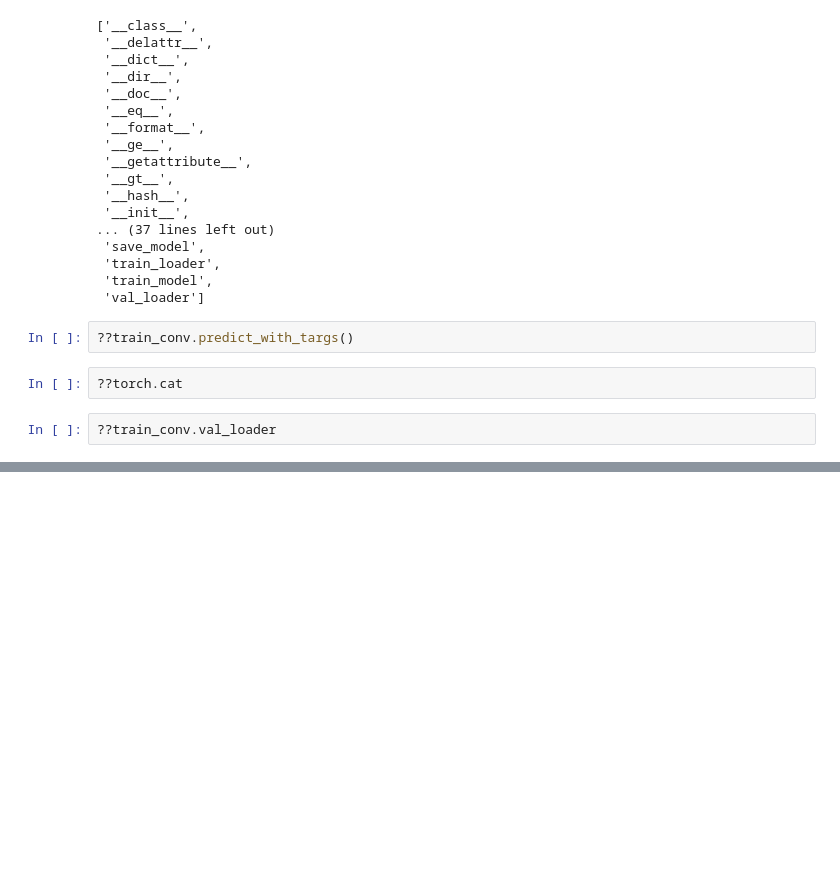
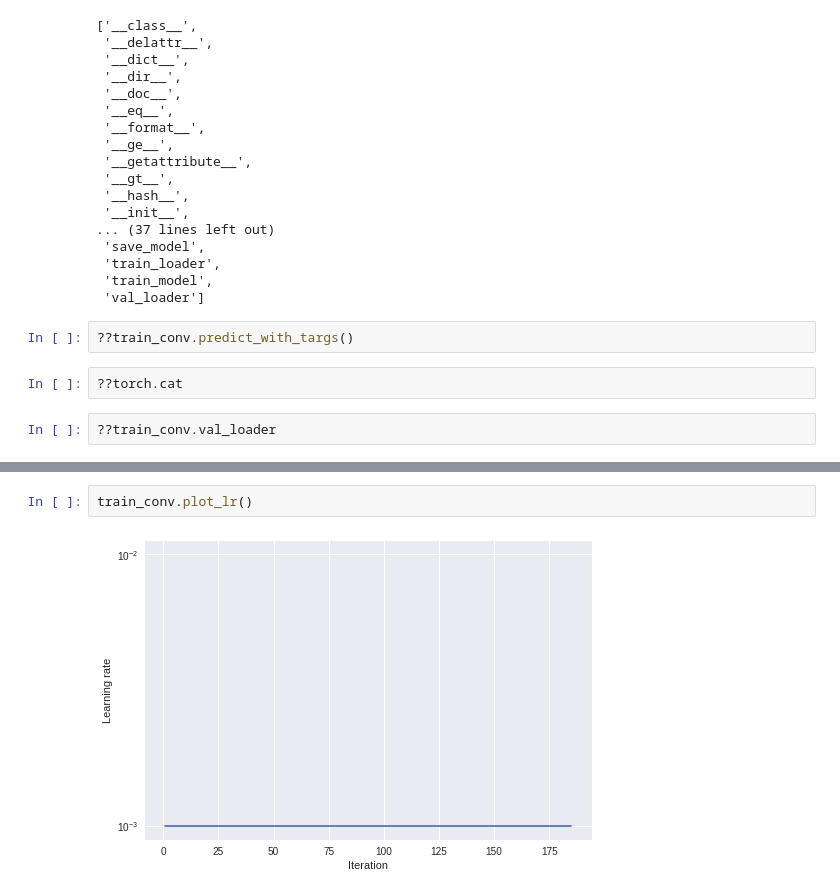
Before and after one commit to amilacsw/fastai-course-amila, a Jupyter notebook: Lesson1.ipynb, the cells around one changed output, grey strips where cells are left out. Saved outputs shown, nothing was run; the diff lists cells and outputs as text; blank space fills up the shorter version.

```diff
--- a/Lesson1.ipynb
+++ b/Lesson1.ipynb
@@ -406,0 +500,4 @@ dir(train_conv)
+# %%
+train_conv.plot_lr()
+# %% [output]
+[figure, added]
```
Also changed, not shown: parts of 10 cells of this notebook.
